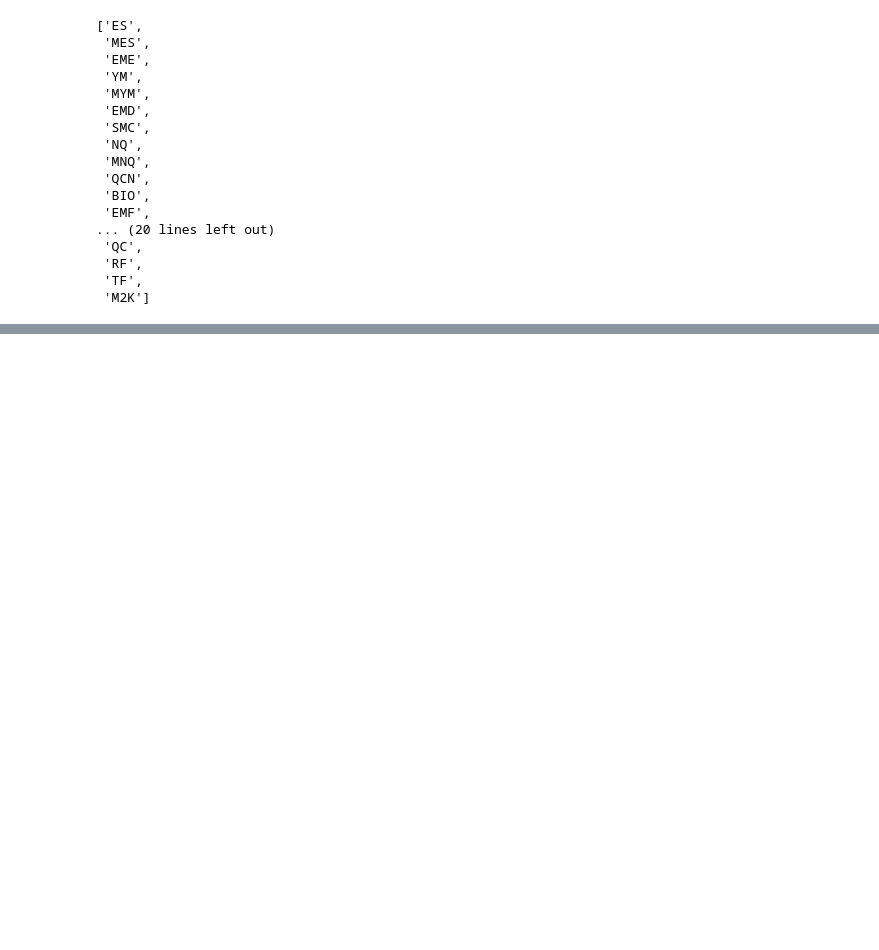
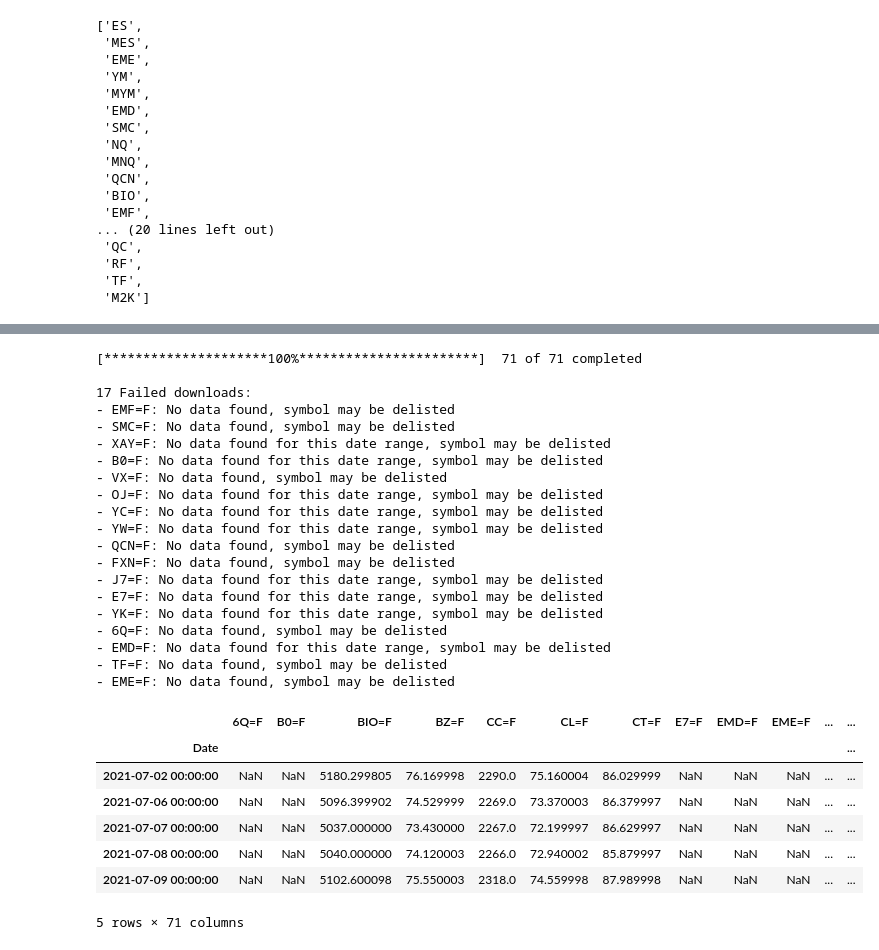
Before and after one commit to 4art/quant, a Jupyter notebook: futures_ma.ipynb, the cells around one changed output, grey strips where cells are left out. Cells and saved outputs as stored; diff of their text form; code cells hidden in the pictures; blank space fills up the shorter version.

```diff
--- a/futures_ma.ipynb
+++ b/futures_ma.ipynb
@@ -83,6 +102,35 @@ futures
 # %%
-data = pdr.get_data_yahoo(futures, start=datetime(2021,1,1), end=dt.date.today())['Close']
+data = pdr.get_data_yahoo(futures, start=dt.datetime(2021,1,1), end=dt.date.today())['Close']
 data.tail()
+# %% [output]
+[*********************100%***********************]  71 of 71 completed
+
+17 Failed downloads:
+- EMF=F: No data found, symbol may be delisted
+- SMC=F: No data found, symbol may be delisted
+- XAY=F: No data found for this date range, symbol may be delisted
+- B0=F: No data found for this date range, symbol may be delisted
+- VX=F: No data found, symbol may be delisted
+- OJ=F: No data found for this date range, symbol may be delisted
+- YC=F: No data found for this date range, symbol may be delisted
+- YW=F: No data found for this date range, symbol may be delisted
+- QCN=F: No data found, symbol may be delisted
+- FXN=F: No data found, symbol may be delisted
+- J7=F: No data found for this date range, symbol may be delisted
+- E7=F: No data found for this date range, symbol may be delisted
+- YK=F: No data found for this date range, symbol may be delisted
+- 6Q=F: No data found, symbol may be delisted
+- EMD=F: No data found for this date range, symbol may be delisted
+- TF=F: No data found, symbol may be delisted
+- EME=F: No data found, symbol may be delisted
+|  | 6Q=F | B0=F | BIO=F | BZ=F | CC=F | CL=F | CT=F | E7=F | EMD=F | EME=F | ... | ... |
+| Date |  |  |  |  |  |  |  |  |  |  |  | ... |
+| 2021-07-02 00:00:00 | NaN | NaN | 5180.299805 | 76.169998 | 2290.0 | 75.160004 | 86.029999 | NaN | NaN | NaN | ... | ... |
+| 2021-07-06 00:00:00 | NaN | NaN | 5096.399902 | 74.529999 | 2269.0 | 73.370003 | 86.379997 | NaN | NaN | NaN | ... | ... |
+| 2021-07-07 00:00:00 | NaN | NaN | 5037.000000 | 73.430000 | 2267.0 | 72.199997 | 86.629997 | NaN | NaN | NaN | ... | ... |
+| 2021-07-08 00:00:00 | NaN | NaN | 5040.000000 | 74.120003 | 2266.0 | 72.940002 | 85.879997 | NaN | NaN | NaN | ... | ... |
+| 2021-07-09 00:00:00 | NaN | NaN | 5102.600098 | 75.550003 | 2318.0 | 74.559998 | 87.989998 | NaN | NaN | NaN | ... | ... |
+5 rows × 71 columns
 # %%
 ma = data.rolling(window=ma_count).mean()
 ma_pers = data.div(ma).mul(100).sub(100)
```
Also changed, not shown: parts of 4 cells of this notebook, 2 other files.
